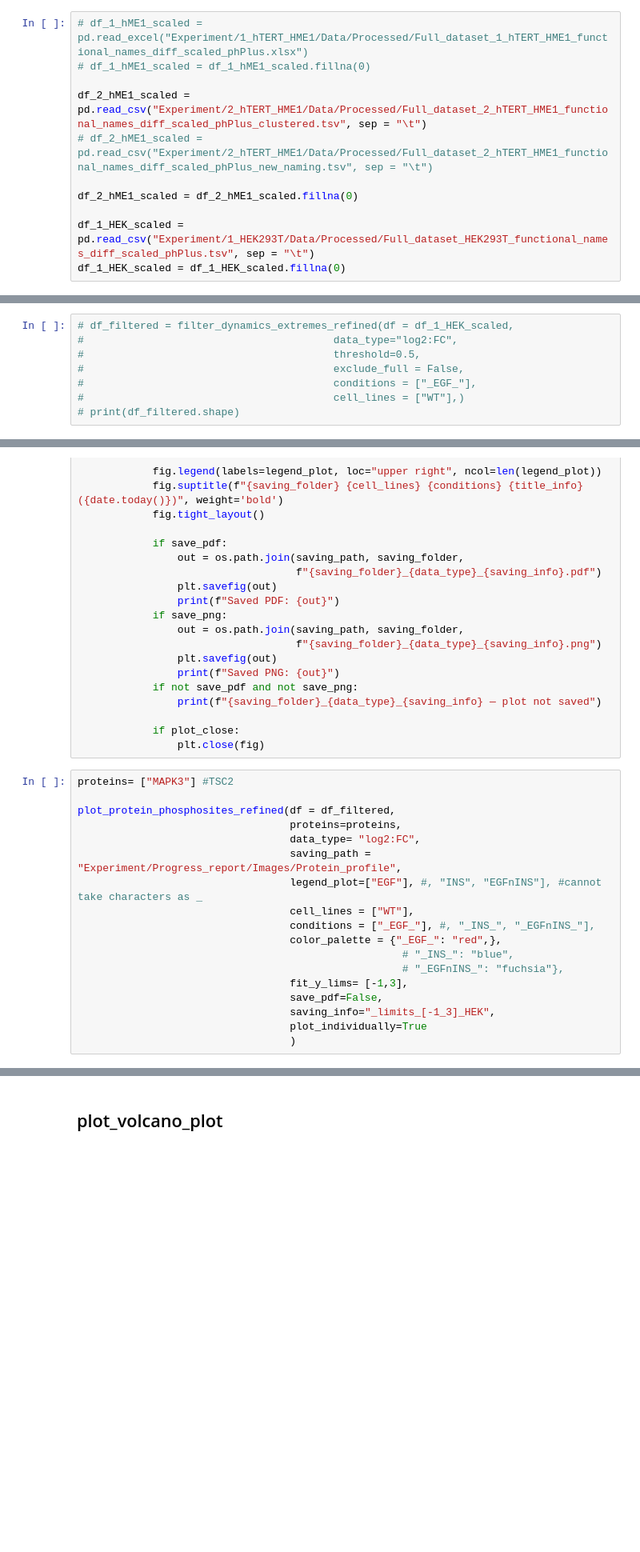
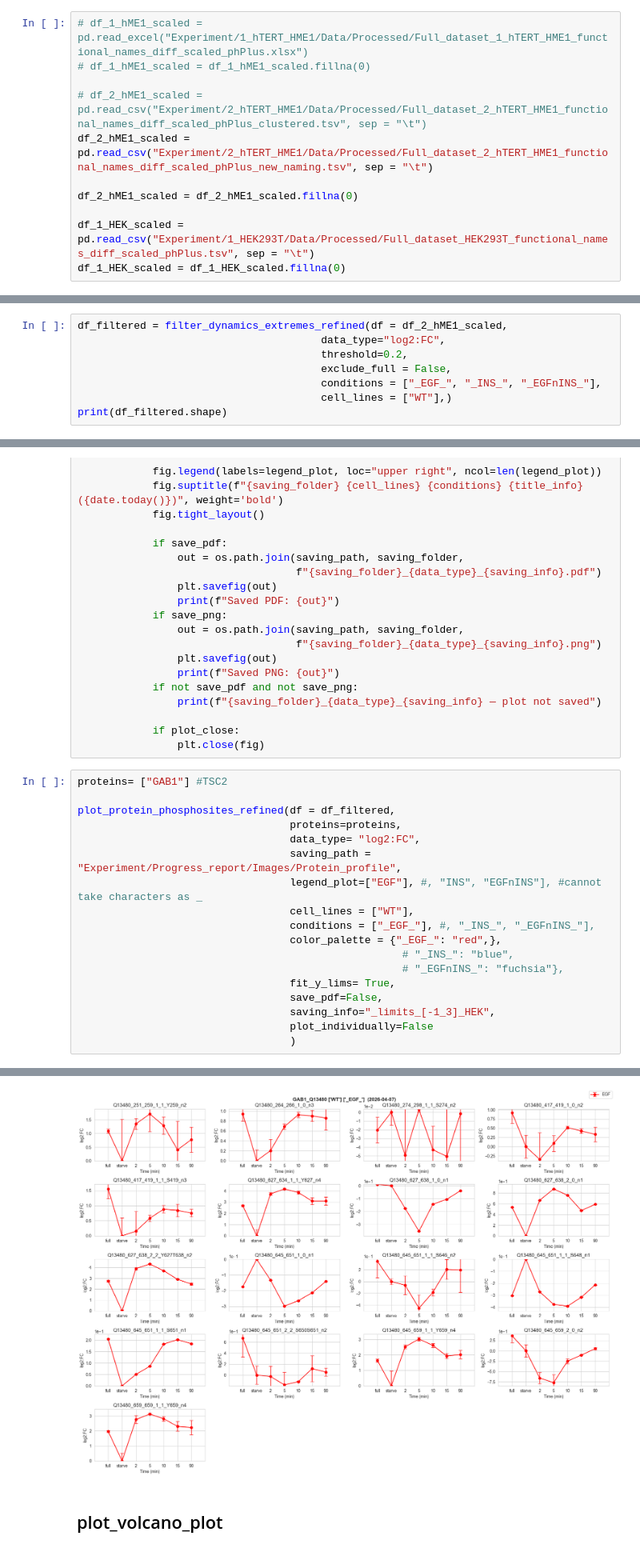
Before and after one commit to IgnacioNavas/TMT_Data_analysis, a Jupyter notebook: megaploting_function2.ipynb, the cells around one changed output, grey strips where cells are left out. Shown at 80% size. Cells and saved outputs as stored; diff of their text form; blank space fills up the shorter version.

```diff
--- a/megaploting_function2.ipynb
+++ b/megaploting_function2.ipynb
@@ -18,8 +18,8 @@ from refined_functions import *
 # df_1_hME1_scaled = pd.read_excel("Experiment/1_hTERT_HME1/Data/Processed/Full_dataset_1_hTERT_HME1_functional_names_diff_scaled_phPlus.xlsx")
 # df_1_hME1_scaled = df_1_hME1_scaled.fillna(0)
 
-df_2_hME1_scaled = pd.read_csv("Experiment/2_hTERT_HME1/Data/Processed/Full_dataset_2_hTERT_HME1_functional_names_diff_scaled_phPlus_clustered.tsv", sep = "\t")
-# df_2_hME1_scaled = pd.read_csv("Experiment/2_hTERT_HME1/Data/Processed/Full_dataset_2_hTERT_HME1_functional_names_diff_scaled_phPlus_new_naming.tsv", sep = "\t")
+# df_2_hME1_scaled = pd.read_csv("Experiment/2_hTERT_HME1/Data/Processed/Full_dataset_2_hTERT_HME1_functional_names_diff_scaled_phPlus_clustered.tsv", sep = "\t")
+df_2_hME1_scaled = pd.read_csv("Experiment/2_hTERT_HME1/Data/Processed/Full_dataset_2_hTERT_HME1_functional_names_diff_scaled_phPlus_new_naming.tsv", sep = "\t")
 
 df_2_hME1_scaled = df_2_hME1_scaled.fillna(0)
 
@@ -50,8 +52,8 @@ print(f"len(subdata_fc) [FC >0.5] = {len(filtered_df)}")
 # %%
-# df_filtered = filter_dynamics_extremes_refined(df = df_1_HEK_scaled,
-#                                        data_type="log2:FC",
-#                                        threshold=0.5,
-#                                        exclude_full = False,
-#                                        conditions = ["_EGF_"],
-#                                        cell_lines = ["WT"],)
-# print(df_filtered.shape)
+df_filtered = filter_dynamics_extremes_refined(df = df_2_hME1_scaled,
+                                       data_type="log2:FC",
+                                       threshold=0.2,
+                                       exclude_full = False,
+                                       conditions = ["_EGF_", "_INS_", "_EGFnINS_"],
+                                       cell_lines = ["WT"],)
+print(df_filtered.shape)
@@ -259,7 +263,7 @@ def plot_protein_phosphosites_refined(df,
             if plot_close:
                 plt.close(fig)
 # %%
-proteins= ["MAPK3"] #TSC2
+proteins= ["GAB1"] #TSC2
 
 plot_protein_phosphosites_refined(df = df_filtered,
                                   proteins=proteins,
@@ -271,8 +275,9 @@ plot_protein_phosphosites_refined(df = df_filtered,
                                   color_palette = {"_EGF_": "red",},
                                                     # "_INS_": "blue",
                                                     # "_EGFnINS_": "fuchsia"},
-                                  fit_y_lims= [-1,3],
+                                  fit_y_lims= True,
                                   save_pdf=False,
                                   saving_info="_limits_[-1_3]_HEK",
-                                  plot_individually=True
+                                  plot_individually=False
                                   )
+# %% [output]
@@ -279,3 +286,4 @@ plot_protein_phosphosites_refined(df = df_filtered,
+[figure, added]
 # %% [markdown]
 ## plot_volcano_plot
 # %%
```
Also changed, not shown: parts of 3 cells of this notebook, 3 other files.
